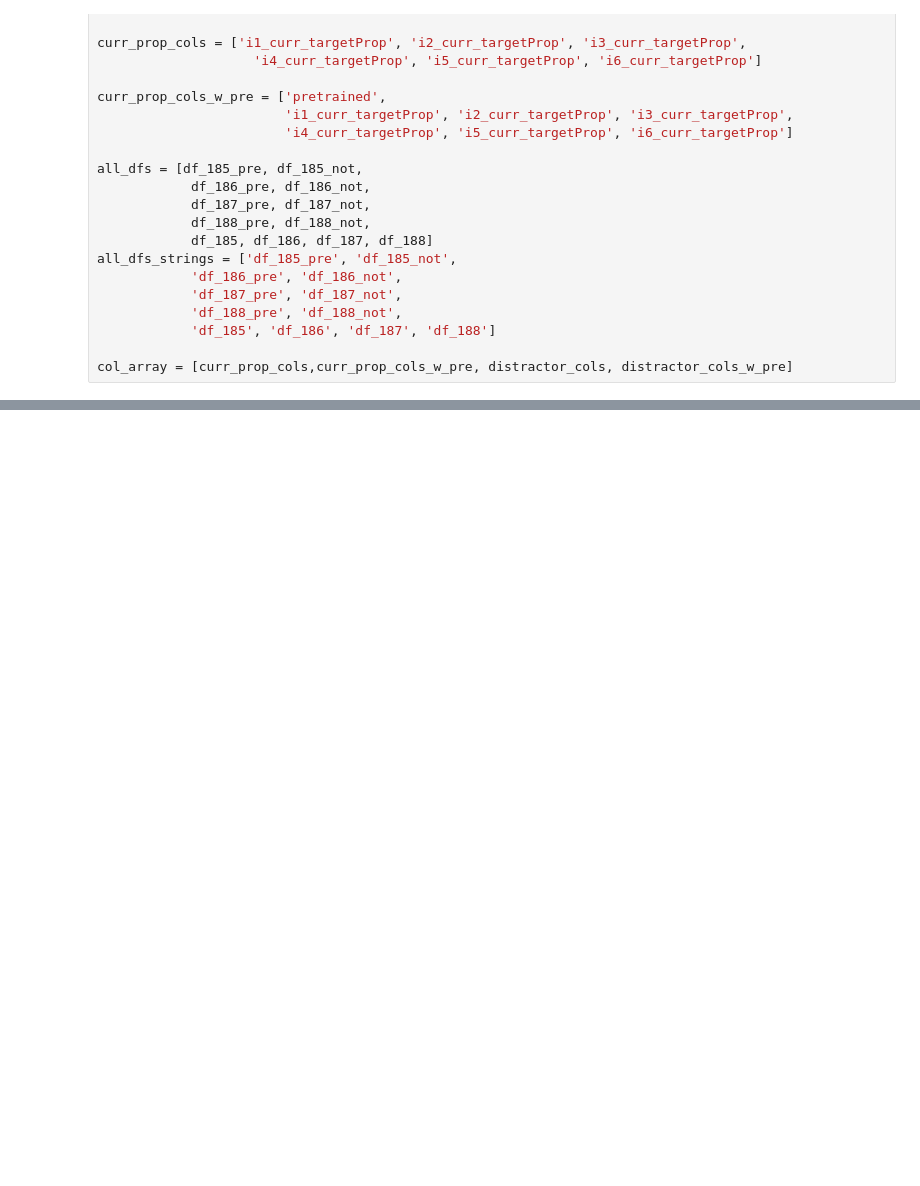
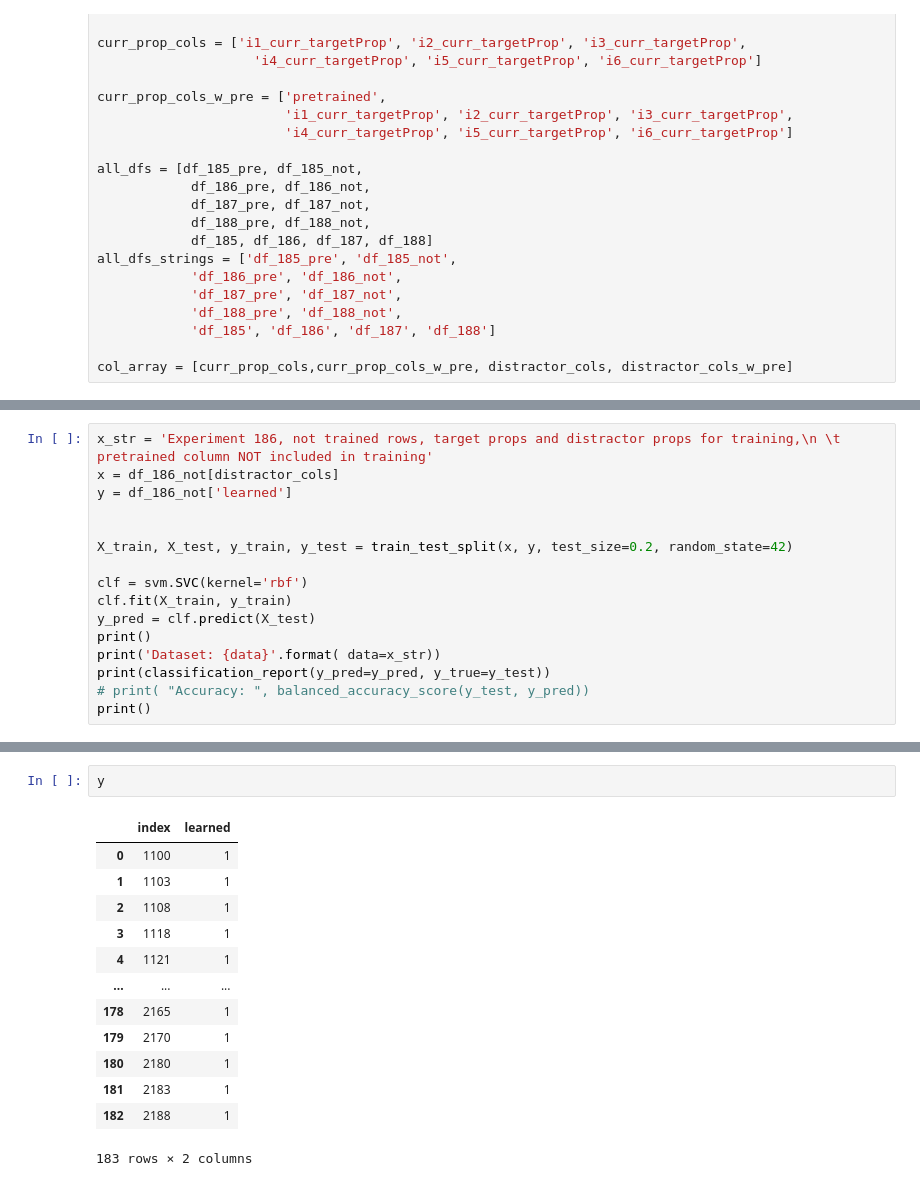
Before and after one commit to jacobmrivera/DiLabWork, a Jupyter notebook: SelectiveAttention/postTransformationAnalysis/splitting_by_exp_svms.ipynb, the cells around one changed output, grey strips where cells are left out. Drawn from its saved outputs; the diff is of its cells as text; blank space fills up the shorter version.

```diff
--- a/SelectiveAttention/postTransformationAnalysis/splitting_by_exp_svms.ipynb
+++ b/SelectiveAttention/postTransformationAnalysis/splitting_by_exp_svms.ipynb
@@ -405,0 +430,16 @@ ValueError: With n_samples=0, test_size=0.2 and train_size=None, the resulting t
+# %%
+x_str = 'Experiment 186, not trained rows, target props and distractor props for training,\n \t pretrained column NOT included in training'
+x = df_186_not[distractor_cols]
+y = df_186_not['learned']
+
+
+X_train, X_test, y_train, y_test = train_test_split(x, y, test_size=0.2, random_state=42)
+
+clf = svm.SVC(kernel='rbf')
+clf.fit(X_train, y_train)
+y_pred = clf.predict(X_test)
+print()
+print('Dataset: {data}'.format( data=x_str))
+print(classification_report(y_pred=y_pred, y_true=y_test))
+# print( "Accuracy: ", balanced_accuracy_score(y_test, y_pred))
+print()
@@ -405,0 +457,16 @@ ValueError: With n_samples=0, test_size=0.2 and train_size=None, the resulting t
+# %%
+y
+# %% [output]
+|  | index | learned |
+| 0 | 1100 | 1 |
+| 1 | 1103 | 1 |
+| 2 | 1108 | 1 |
+| 3 | 1118 | 1 |
+| 4 | 1121 | 1 |
+| ... | ... | ... |
+| 178 | 2165 | 1 |
+| 179 | 2170 | 1 |
+| 180 | 2180 | 1 |
+| 181 | 2183 | 1 |
+| 182 | 2188 | 1 |
+183 rows × 2 columns
```
Also changed, not shown: parts of 4 cells of this notebook, 23 other files.
